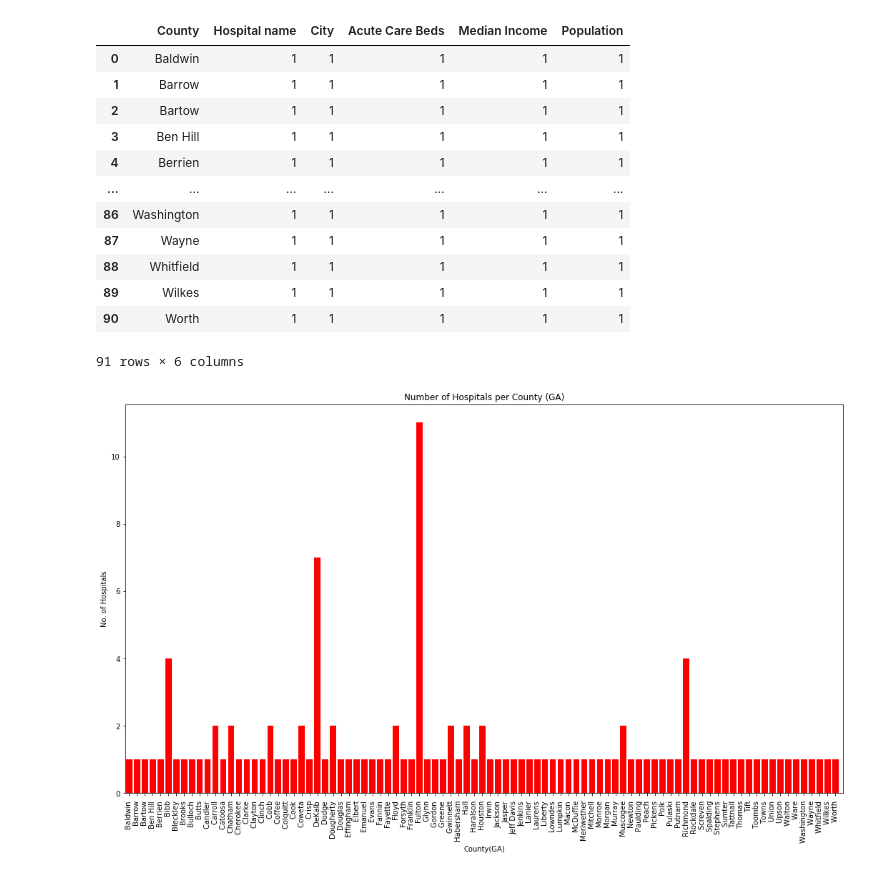
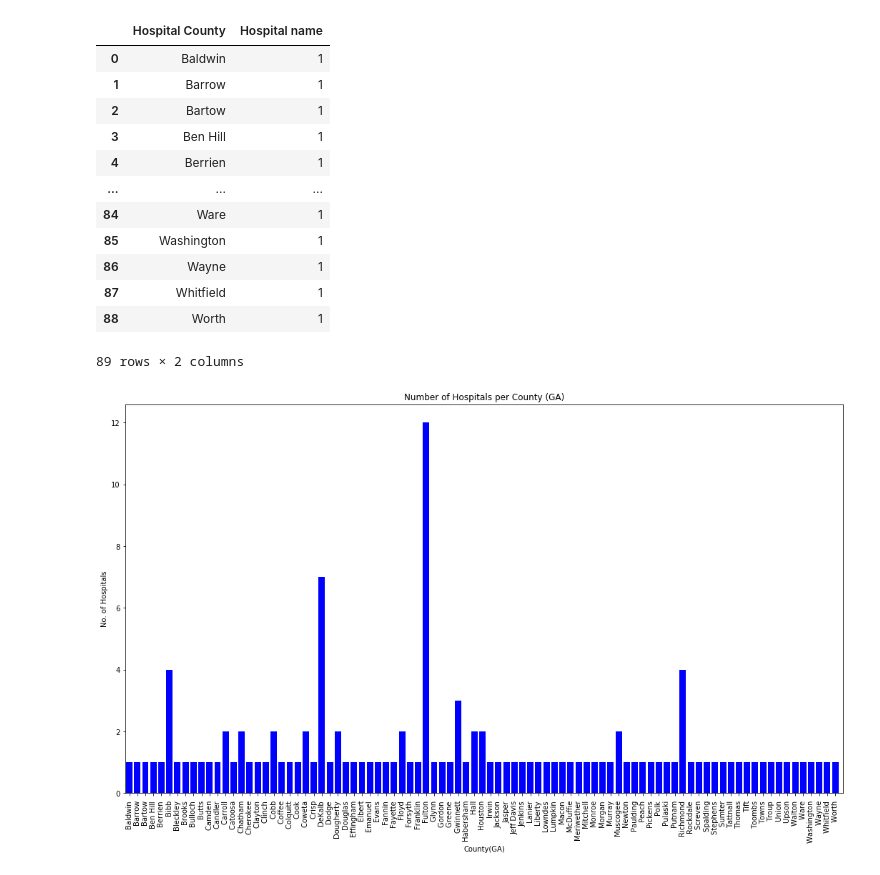
Before and after one commit to jtilenis/Data_Scavengers, a Jupyter notebook: bar_charts.ipynb, the cells around one changed output. Cells and saved outputs as stored; diff of their text form; code cells hidden in the pictures.

```diff
--- a/bar_charts.ipynb
+++ b/bar_charts.ipynb
@@ -29,0 +11,5 @@ clean_hospital
+# %%
+#Get hospital data and Census data combined
+clean_hospital= pd.read_csv("Outputs/Finalized_Data.csv")
+
+clean_hospital
@@ -30,8 +30,10 @@ clean_hospital
 # %%
-hospital_data = clean_hospital[['Hospital name', 'City', 'County','Acute Care Beds', 'Median Income','Population']]
+# Prepare data for charts
+
+hospital_data = clean_hospital[['Hospital name', 'Hospital City', 'Hospital County','Acute Care Beds', 'Median Income','Population']]
 hospital_data
 
-hospital_sum_city = hospital_data.groupby('City').sum()
+hospital_sum_city = hospital_data.groupby('Hospital City')['Acute Care Beds'].sum()
 hospital_sum_city = hospital_sum_city.reset_index()
 hospital_sum_city
 # %% [output]
@@ -138,39 +149,43 @@ plt.show()
 # %%
-hospital_count_county = hospital_data.groupby('County').count()
+# Prepare data for chart
+
+hospital_count_county = hospital_data.groupby('Hospital County')['Hospital name'].count()
 hospital_count_county = hospital_count_county.reset_index()
-hospital_count_county['County'].replace(regex=True,inplace=True,to_replace=r'County',value=r'')
+hospital_count_county['Hospital County'].replace(regex=True,inplace=True,to_replace=r'County',value=r'')
 hospital_count_county
 # %% [output]
-|  | County | Hospital name | City | Acute Care Beds | Median Income | Population |
-| 0 | Baldwin | 1 | 1 | 1 | 1 | 1 |
-| 1 | Barrow | 1 | 1 | 1 | 1 | 1 |
-| 2 | Bartow | 1 | 1 | 1 | 1 | 1 |
-| 3 | Ben Hill | 1 | 1 | 1 | 1 | 1 |
-| 4 | Berrien | 1 | 1 | 1 | 1 | 1 |
-| ... | ... | ... | ... | ... | ... | ... |
-| 86 | Washington | 1 | 1 | 1 | 1 | 1 |
-| 87 | Wayne | 1 | 1 | 1 | 1 | 1 |
-| 88 | Whitfield | 1 | 1 | 1 | 1 | 1 |
-| 89 | Wilkes | 1 | 1 | 1 | 1 | 1 |
-| 90 | Worth | 1 | 1 | 1 | 1 | 1 |
+|  | Hospital County | Hospital name |
+| 0 | Baldwin | 1 |
+| 1 | Barrow | 1 |
+| 2 | Bartow | 1 |
+| 3 | Ben Hill | 1 |
+| 4 | Berrien | 1 |
+| ... | ... | ... |
+| 84 | Ware | 1 |
+| 85 | Washington | 1 |
+| 86 | Wayne | 1 |
+| 87 | Whitfield | 1 |
+| 88 | Worth | 1 |
-91 rows × 6 columns
+89 rows × 2 columns
 # %%
+# Plot Number of Hospitals per County
+
 hospital_count_county = hospital_count_county.loc[(hospital_count_county['Hospital name'] > 0)]
 hospital_count_county
 
 
 plt.figure(figsize=(18,10))
-plt.bar(hospital_count_county['County'],hospital_count_county['Hospital name'], color="red")
-plt.xticks(hospital_count_county['County'], rotation='vertical')
+plt.bar(hospital_count_county['Hospital County'],hospital_count_county['Hospital name'], color="blue")
+plt.xticks(hospital_count_county['Hospital County'], rotation='vertical')
 plt.title('Number of Hospitals per County (GA)')
 plt.xlabel('County(GA)')
 plt.ylabel('No. of Hospitals')
-plt.xlim(-0.5,len(hospital_count_county['County']))
+plt.xlim(-0.5,len(hospital_count_county['Hospital County']))
 
 
-plt.savefig("Hospitals_per_County.png")
+plt.savefig("Charts/Hospitals_per_County.png")
 plt.show()
 # %% [output]
-[figure, old version]
+[figure, new version]
 # %%
 # beds by population by city
```
Also changed, not shown: parts of 17 cells of this notebook, 8 other files.
